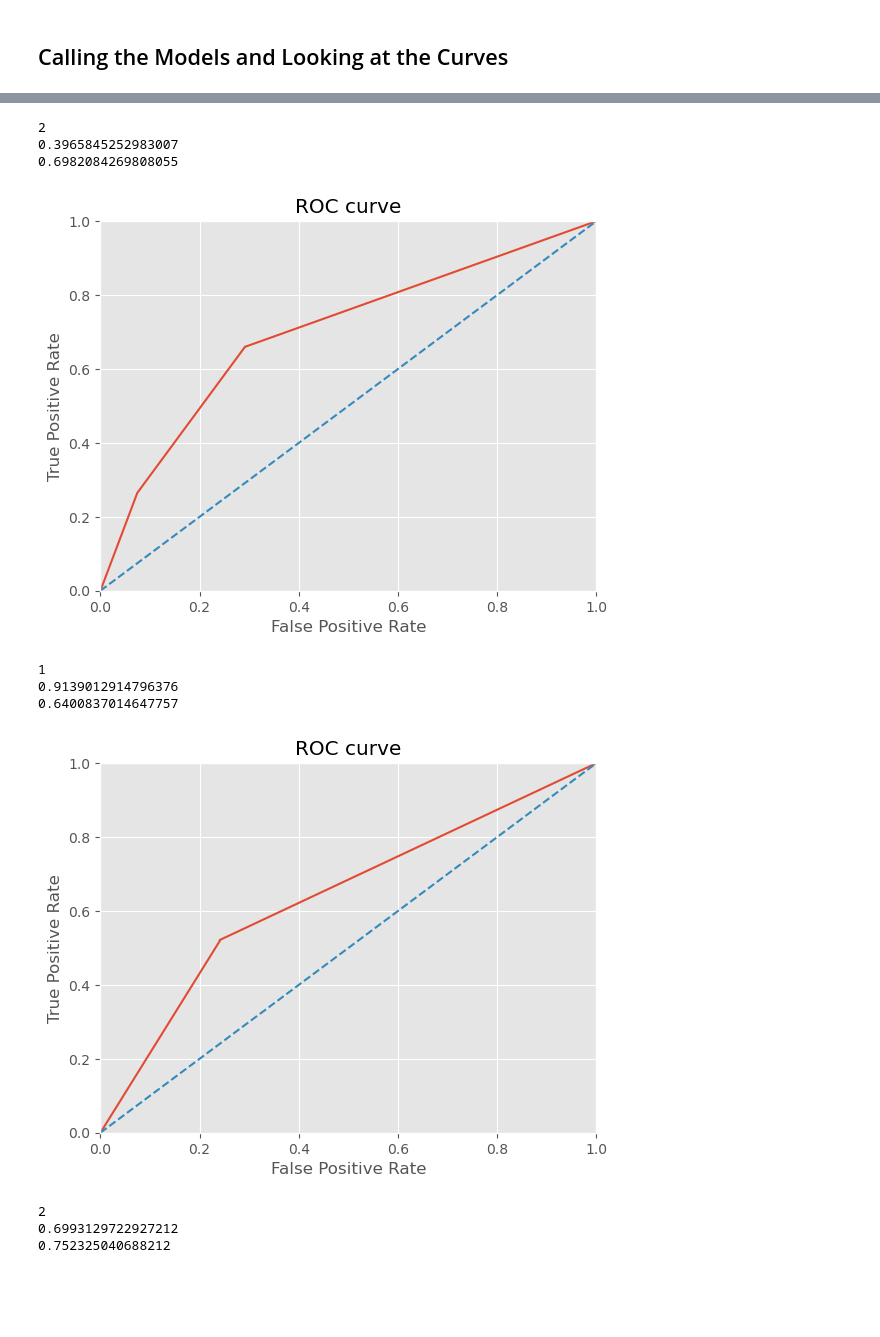
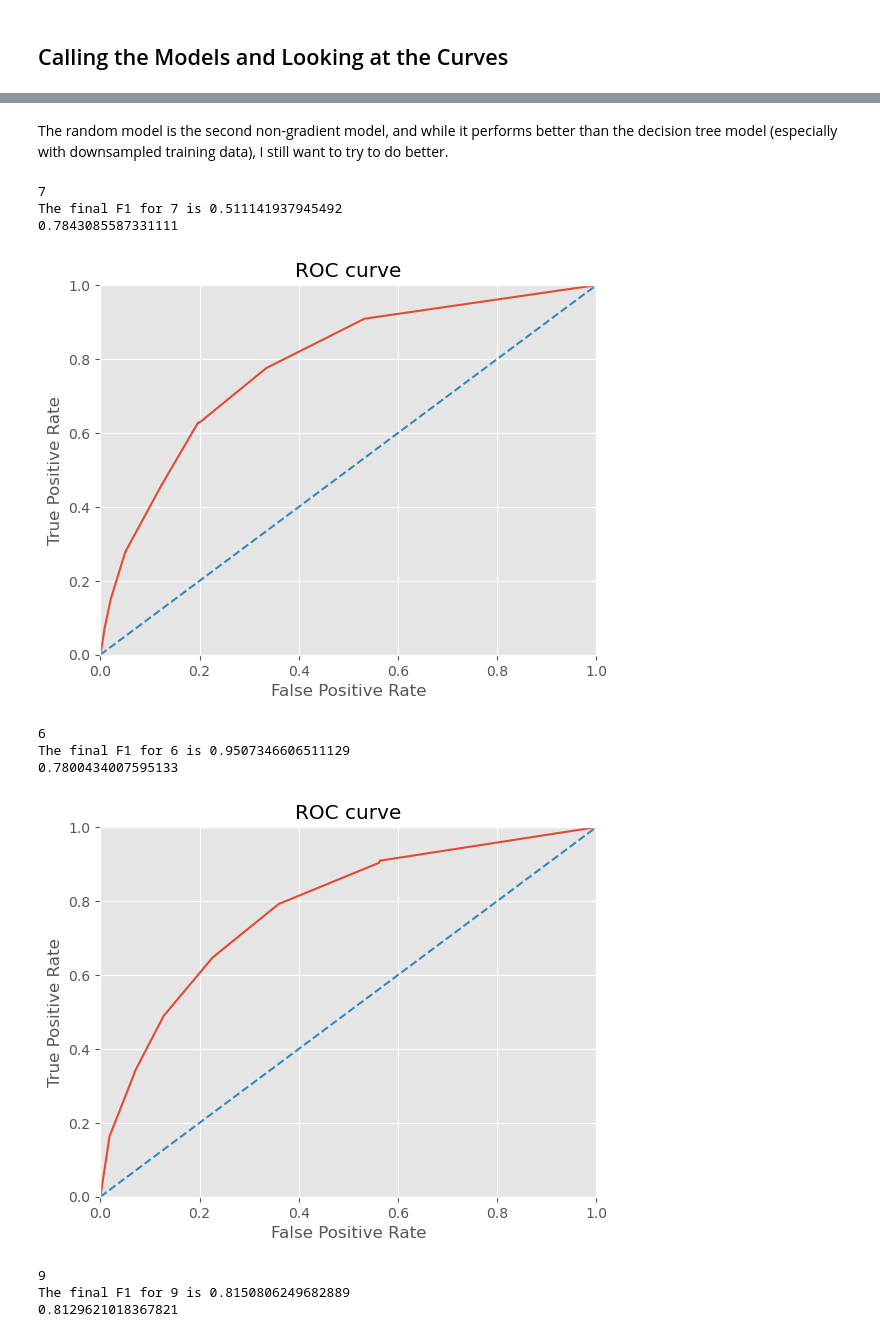
Before and after one commit to LDeYoung17/interconnect, a Jupyter notebook: notebooks/ML_EDA.ipynb, the cells around one changed output, grey strips where cells are left out. Drawn from its saved outputs; the diff is of its cells as text; code cells hidden in the pictures; blank space fills up the shorter version.

```diff
--- a/notebooks/ML_EDA.ipynb
+++ b/notebooks/ML_EDA.ipynb
@@ -912,9 +1106,8 @@ def train_decision_model(a, b, train_features_train, target_train):
 # %% [markdown]
 <h3>Random Forest Classifier</h3>
 # %%
+%%time
 def train_random_model(a, b, train_features_train, target_train):
-
-
     best_random_f1 = 0
     best_est = 0
 
@@ -928,7 +1121,7 @@ def train_random_model(a, b, train_features_train, target_train):
         if best_random_f1 == 0:
             best_random_f1 = final_score
             best_est = est
-        if final_score < best_random_f1:
+        if final_score > best_random_f1:
             best_random_f1 = final_score
             best_est = est
 
@@ -938,6 +1131,6 @@ def train_random_model(a, b, train_features_train, target_train):
     final_random_scores = cross_val_score(final_random_model, train_features_train, target_train, cv=5, scoring=make_scorer(f1_score))
     final_final_score = sum(final_random_scores) / len(final_random_scores)
     print(best_est)
-    print(final_final_score)
+    print('The final F1 for', best_est, 'is', final_final_score)
 
     return final_random_model
@@ -1072,21 +1285,24 @@ scores_auc(downsample_decision_AUC, downsample_X_valid, downsample_y_valid)
+# %% [markdown]
+The random model is the second non-gradient model, and while it performs better than the decision tree model (especially with downsampled training data), I still want to try to do better.
 # %%
+%%time
 random_AUC = train_random_model(1, 11, X_train, y_train)
 scores_auc(random_AUC, X_valid, y_valid)
 
 upsample_random_AUC = train_random_model(1, 11, upsample_X_train, upsample_y_train)
-scores_auc(upsample_random_AUC, upsample_X_valid, upsample_y_valid)
+scores_auc(upsample_random_AUC, X_valid, y_valid)
 
 downsample_random_AUC = train_random_model(1, 11, downsample_X_train, downsample_y_train)
-scores_auc(downsample_random_AUC, downsample_X_valid, downsample_y_valid)
+scores_auc(downsample_random_AUC, X_valid, y_valid)
 # %% [output]
-2
-0.3965845252983007
-0.6982084269808055
+7
+The final F1 for 7 is 0.511141937945492
+0.7843085587331111
-[figure, old version]
+[figure, new version]
-1
-0.9139012914796376
-0.6400837014647757
+6
+The final F1 for 6 is 0.9507346606511129
+0.7800434007595133
-[figure, old version]
+[figure, new version]
-2
-0.6993129722927212
-0.752325040688212
+9
+The final F1 for 9 is 0.8150806249682889
+0.8129621018367821
```
Also changed, not shown: parts of 122 cells of this notebook.
